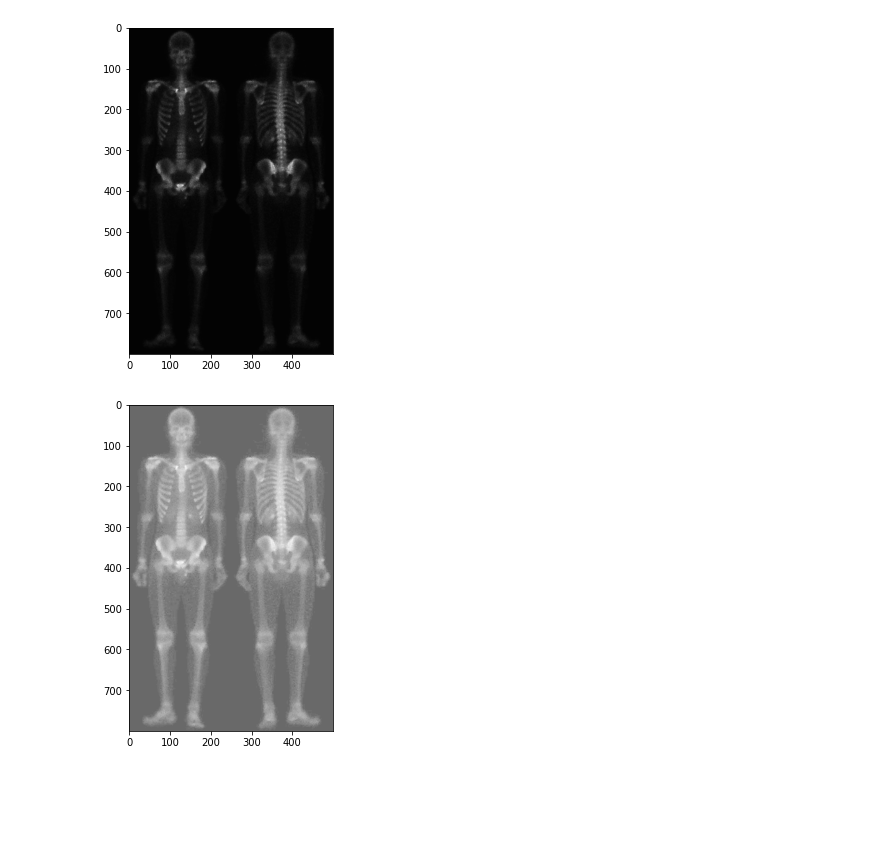
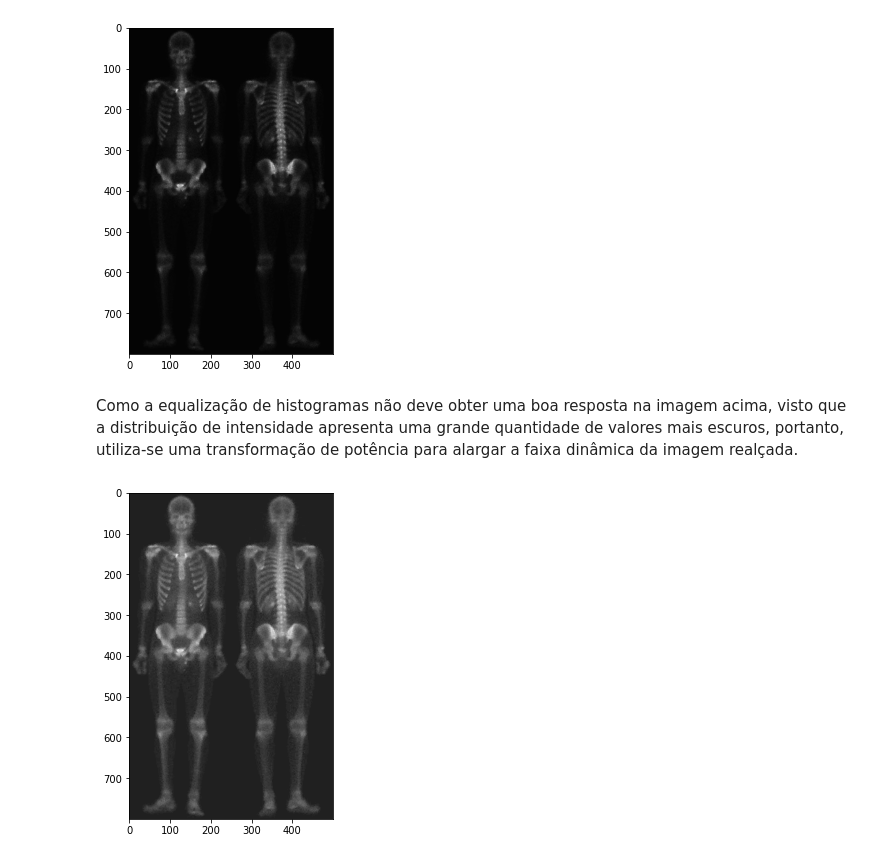
Before and after one commit to gsoaresbaptista/digital-image-processing, a Jupyter notebook: first_list_review/answers/q1.ipynb, the cells around one changed output. Cells and saved outputs as stored; diff of their text form; code cells hidden in the pictures; blank space fills up the shorter version.

```diff
--- a/first_list_review/answers/q1.ipynb
+++ b/first_list_review/answers/q1.ipynb
@@ -12,28 +12,30 @@ import matplotlib.pyplot as plt
 ### Funções auxiliares
 # %%
 def get_laplacian_mask() -> np.array:
-    """ . """
+    """ Retorna o filtro laplaciano de ordem 3 """
     return np.array([-1, -1, -1, -1, 8, -1, -1, -1, -1]).reshape(3, 3)
 
 
-def get_sobel_mask(orientation) -> np.array:
-    """ . """
+def get_sobel_mask(orientation: str) -> np.array:
+    """ Retorna o filtro de Sobel de ordem 3 na orientação informada """
     if orientation == 'h':
         return np.array([1, 2, 1, 0 , 0, 0,-1, -2, -1]).reshape(3, 3)
     elif orientation == 'v':
         return np.array([-1, 0, 1, -2, 0, 2, -1, 0, 1]).reshape(3, 3)
+    else:
+        raise ValueError(f'Orientation {orientation} is invalid.')
 
 
-def get_mean_mask(order) -> np.array:
-    """ . """
+def get_mean_mask(order:int =3) -> np.array:
+    """ Retorna um filtro de média da ordem informada """
     return np.ones(shape=(order, order)) * 1/(order**2)
 
 
 def image_normalize(image: np.array) -> np.array:
-    """ . """
-    lmin = float(image.min())
-    lmax = float(image.max())
-    return np.round((image - lmin)/(lmax-lmin) * 255)
+    """ Normaliza os valores da imagens para o intervalo [0, 255] """
+    v_min = float(image.min())
+    v_max = float(image.max())
+    return np.round((image - v_min)/(v_max - v_min) * 255)
 
 
 def convolve(image: np.array, mask: np.array) -> np.array:
@@ -57,8 +59,12 @@ def convolve(image: np.array, mask: np.array) -> np.array:
     return image_convolved
 
 
+def gamma_transform(image: np.array, c: float, gamma: float) -> np.array:
+    """ Aplica uma transformação de potência na imagem """
+    return c * image**gamma
+
 def image_plot(image: np.array, size: Tuple[int, int], scaled: bool = False) -> None:
-    """ . """
+    """ Plota a imagem com as informações passadas """
     plt.figure(figsize=size)
     if not scaled:
         plt.imshow(image, cmap='gray')
@@ -68,7 +74,7 @@ def image_plot(image: np.array, size: Tuple[int, int], scaled: bool = False) ->
 # %% [markdown]
 ### Resolução
 # %%
-image = plt.imread('../images/Fig3.46(a).jpg')
+image = plt.imread('../images/Fig3.46(a).jpg').astype('double')
 image_plot(image, (5, 6))
 # %% [output]
 [figure]
@@ -112,9 +118,6 @@ gv = convolve(image, vertical_sobel)
 gh = convolve(image, horizontal_sobel)
 gradient_result = (gv**2 + gh**2)**0.5
 
-#
-gradient_result = gradient_result
-
 # show gradient
 image_plot(gradient_result, (5, 6), True)
 # %% [output]
@@ -137,15 +146,12 @@ image_plot(smoothed_image, (5, 6), False)
 # %%
-#
-improved_image = image_normalize(image + smoothed_image)
-
-image_plot(improved_image, (5, 6), True)
+improved_image2 = image_normalize(image + smoothed_image)
+image_plot(improved_image2, (5, 6), True)
 # %% [output]
 [figure]
+# %% [markdown]
+Como a equalização de histogramas não deve obter uma boa resposta na imagem acima, visto que a distribuição de intensidade apresenta uma grande quantidade de valores mais escuros, portanto, utiliza-se uma transformação de potência para alargar a faixa dinâmica da imagem realçada.
 # %%
-c = 1
-gamma = 0.2
-
-gama_transformed = c * improved_image**gamma
-image_plot(gama_transformed, (5, 6), False)
+gamma_transformed = gamma_transform(improved_image2, c=1, gamma=0.5)
+image_plot(gamma_transformed, (5, 6), False)
 # %% [output]
-[figure, old version]
+[figure, new version]
```
Also changed, not shown: parts of 7 cells of this notebook.
